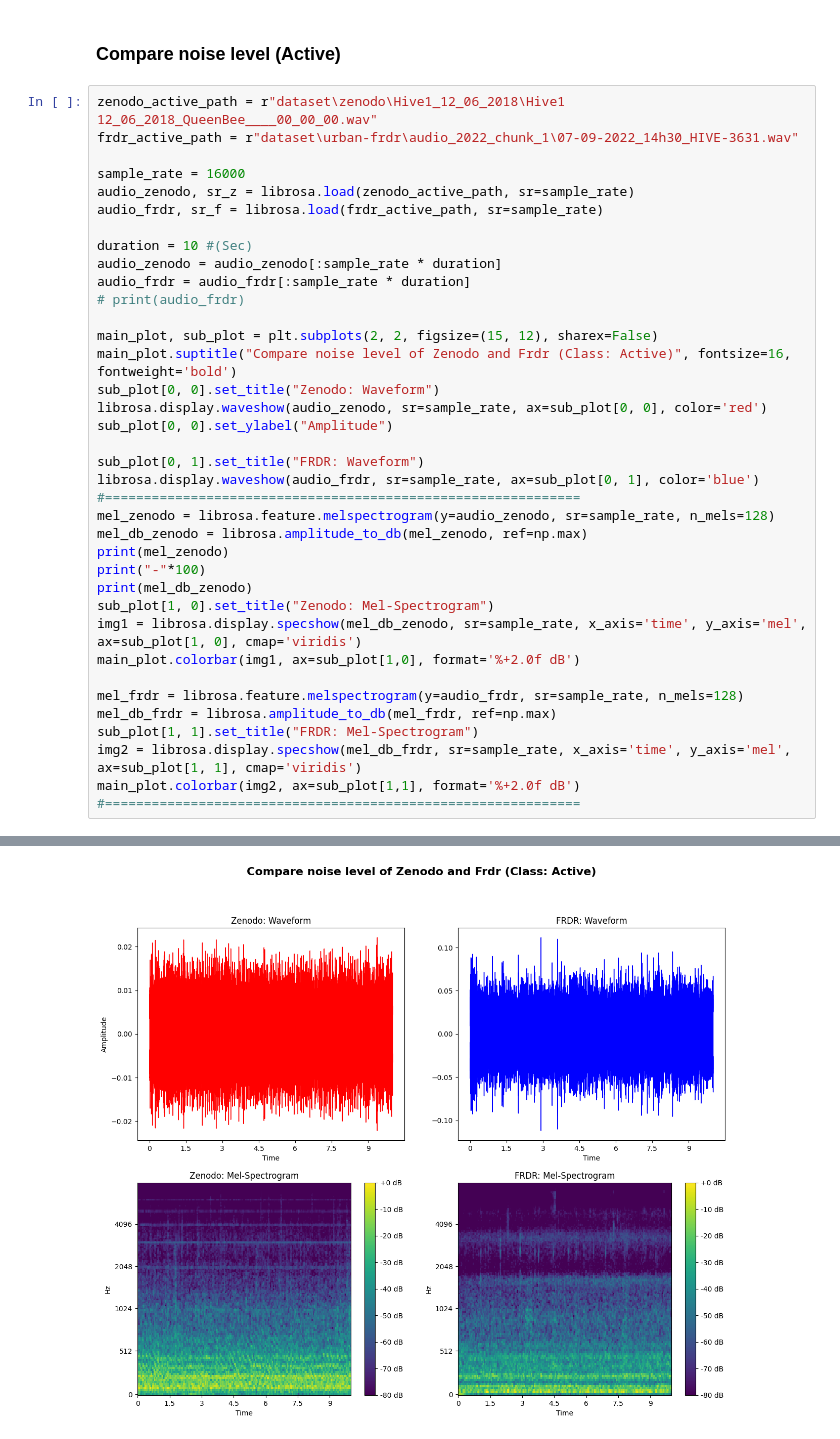
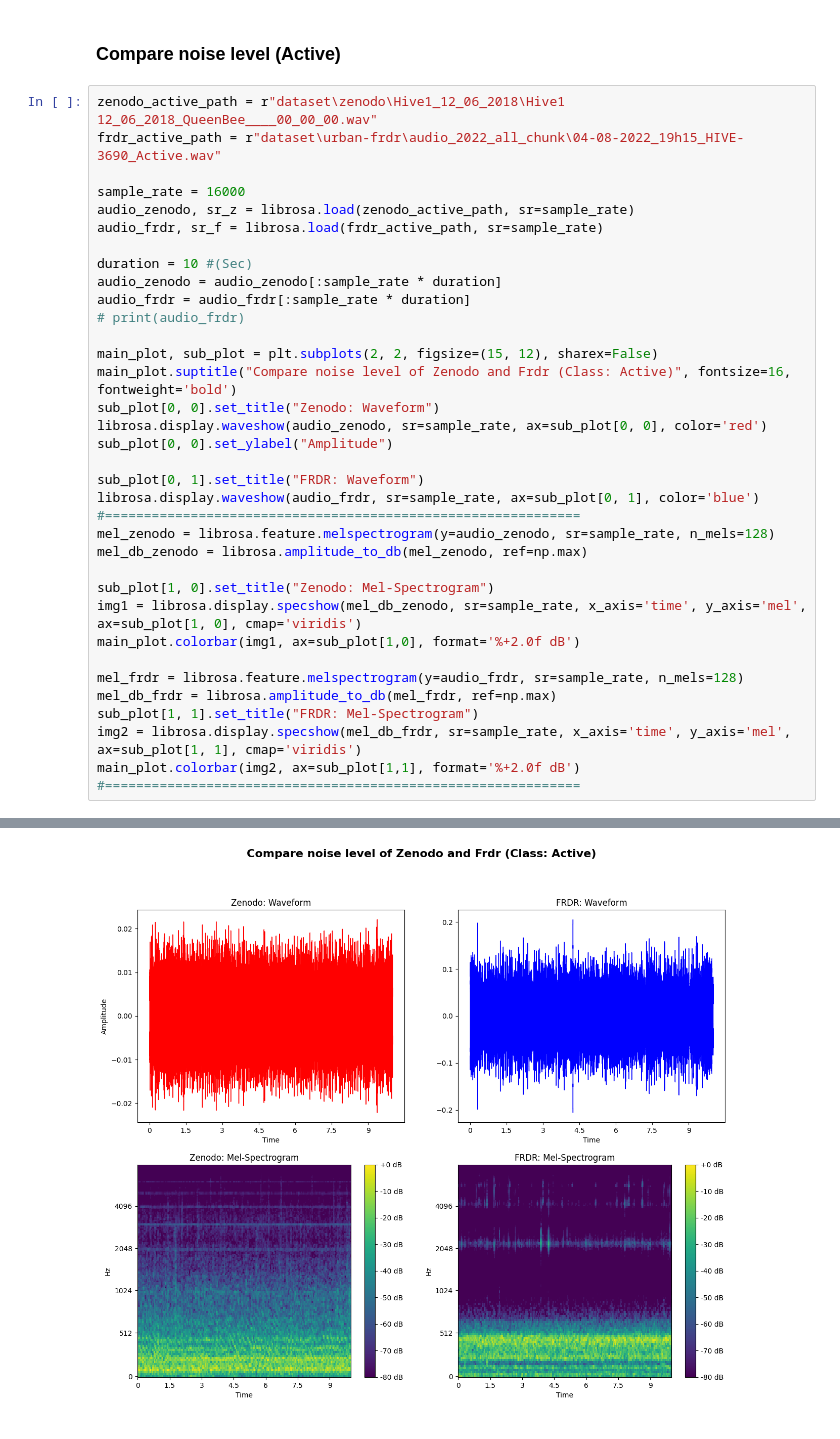
Before and after one commit to jadjadjade002/aib-apisacoustic, a Jupyter notebook: apisacoustic.ipynb, the cells around one changed output, grey strips where cells are left out. Drawn from its saved outputs; the diff is of its cells as text.

Commit message:
Add more chunk in frdr dataset, rename to class

```diff
--- a/apisacoustic.ipynb
+++ b/apisacoustic.ipynb
@@ -135,7 +179,7 @@ Name: count, dtype: int64
 ### Compare noise level (Active)
 # %%
 zenodo_active_path = r"dataset\zenodo\Hive1_12_06_2018\Hive1 12_06_2018_QueenBee____00_00_00.wav"
-frdr_active_path = r"dataset\urban-frdr\audio_2022_chunk_1\07-09-2022_14h30_HIVE-3631.wav"
+frdr_active_path = r"dataset\urban-frdr\audio_2022_all_chunk\04-08-2022_19h15_HIVE-3690_Active.wav"
 
 sample_rate = 16000
 audio_zenodo, sr_z = librosa.load(zenodo_active_path, sr=sample_rate)
@@ -157,9 +201,7 @@ librosa.display.waveshow(audio_frdr, sr=sample_rate, ax=sub_plot[0, 1], color='b
 #=============================================================
 mel_zenodo = librosa.feature.melspectrogram(y=audio_zenodo, sr=sample_rate, n_mels=128)
 mel_db_zenodo = librosa.amplitude_to_db(mel_zenodo, ref=np.max)
-print(mel_zenodo)
-print("-"*100)
-print(mel_db_zenodo)
+
 sub_plot[1, 0].set_title("Zenodo: Mel-Spectrogram")
 img1 = librosa.display.specshow(mel_db_zenodo, sr=sample_rate, x_axis='time', y_axis='mel', ax=sub_plot[1, 0], cmap='viridis')
 main_plot.colorbar(img1, ax=sub_plot[1,0], format='%+2.0f dB')
@@ -192 +217 @@ main_plot.colorbar(img2, ax=sub_plot[1,1], format='%+2.0f dB')
-[figure, old version]
+[figure, new version]
```
Also changed, not shown: parts of 10 cells of this notebook.
